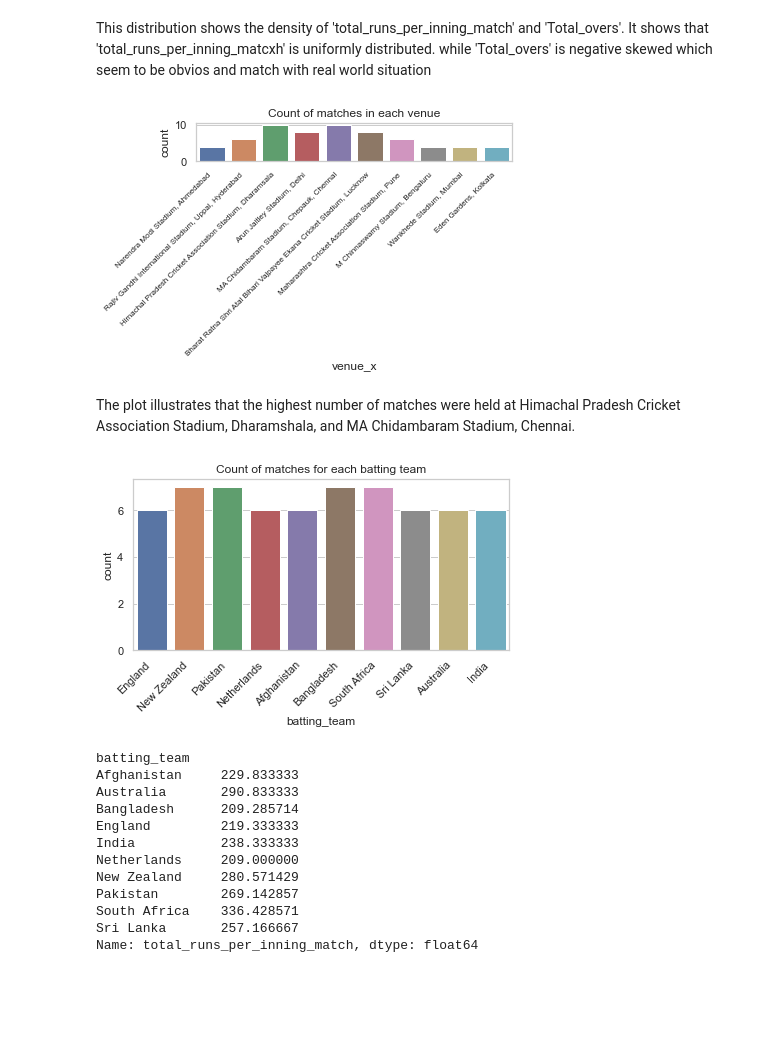
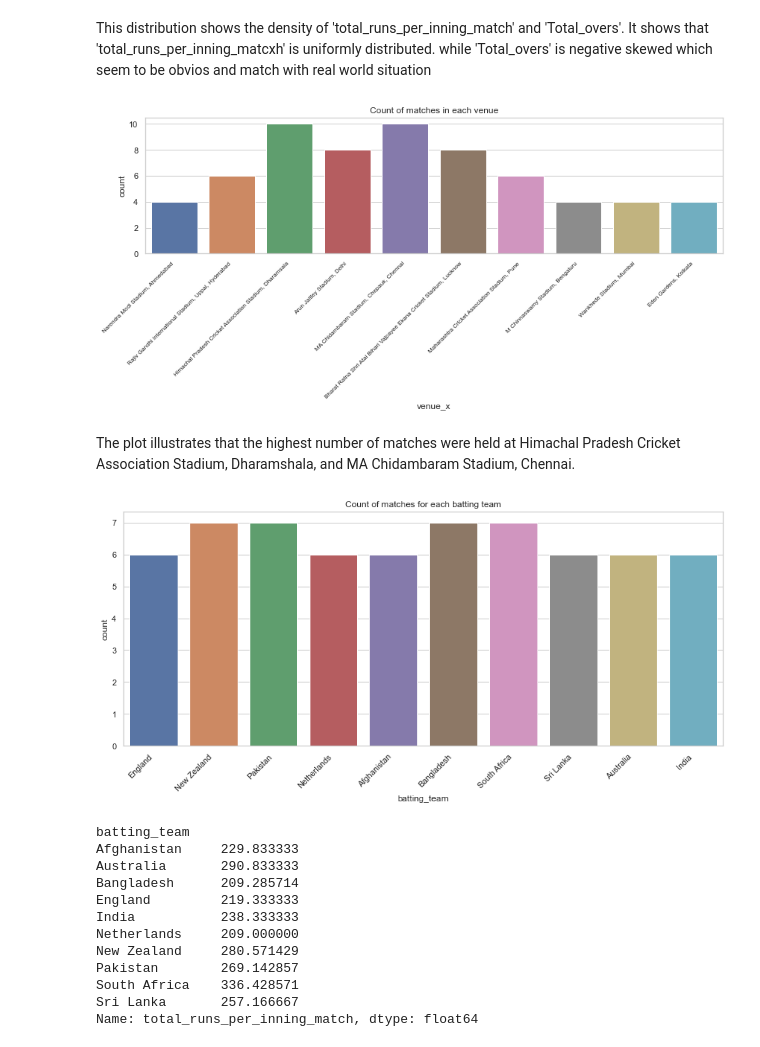
Before and after one commit to NancyPatel11/Data-Mining-Course-Project-3, a Jupyter notebook: code_files/total_run_prediction_inning_2.ipynb, the cells around one changed output. Cells and saved outputs as stored; diff of their text form; code cells hidden in the pictures; blank space fills up the shorter version.

```diff
--- a/code_files/total_run_prediction_inning_2.ipynb
+++ b/code_files/total_run_prediction_inning_2.ipynb
@@ -184,17 +182,18 @@ plt.show()
 # %% [markdown]
 This distribution shows the density of 'total_runs_per_inning_match' and 'Total_overs'. It shows that 'total_runs_per_inning_matcxh' is uniformly distributed. while 'Total_overs' is negative skewed which seem to be obvios and match with real world situation
 # %%
-# Count plot for 'venue_x'
+plt.figure(figsize=(12,6))
 sns.countplot(x='venue_x', data=df)
 plt.title('Count of matches in each venue')
 plt.xticks(rotation=45, ha='right', fontsize=8)
 plt.tight_layout()
 plt.show()
 # %% [output]
-[figure, old version]
+[figure, new version]
 # %% [markdown]
 The plot illustrates that the highest number of matches were held at Himachal Pradesh Cricket Association Stadium, Dharamshala, and MA Chidambaram Stadium, Chennai.
 # %%
+plt.figure(figsize=(12,6))
 sns.countplot(x='batting_team', data=df)
 plt.title('Count of matches for each batting team')
 
@@ -202,7 +201,7 @@ plt.xticks(rotation=45, ha='right')
 plt.tight_layout()
 plt.show()
 # %% [output]
-[figure, old version]
+[figure, new version]
 # %%
 mean_runs_per_team = df.groupby('batting_team')['total_runs_per_inning_match'].mean()
 print(mean_runs_per_team)
```
Also changed, not shown: parts of 11 cells of this notebook, 1 other file.
